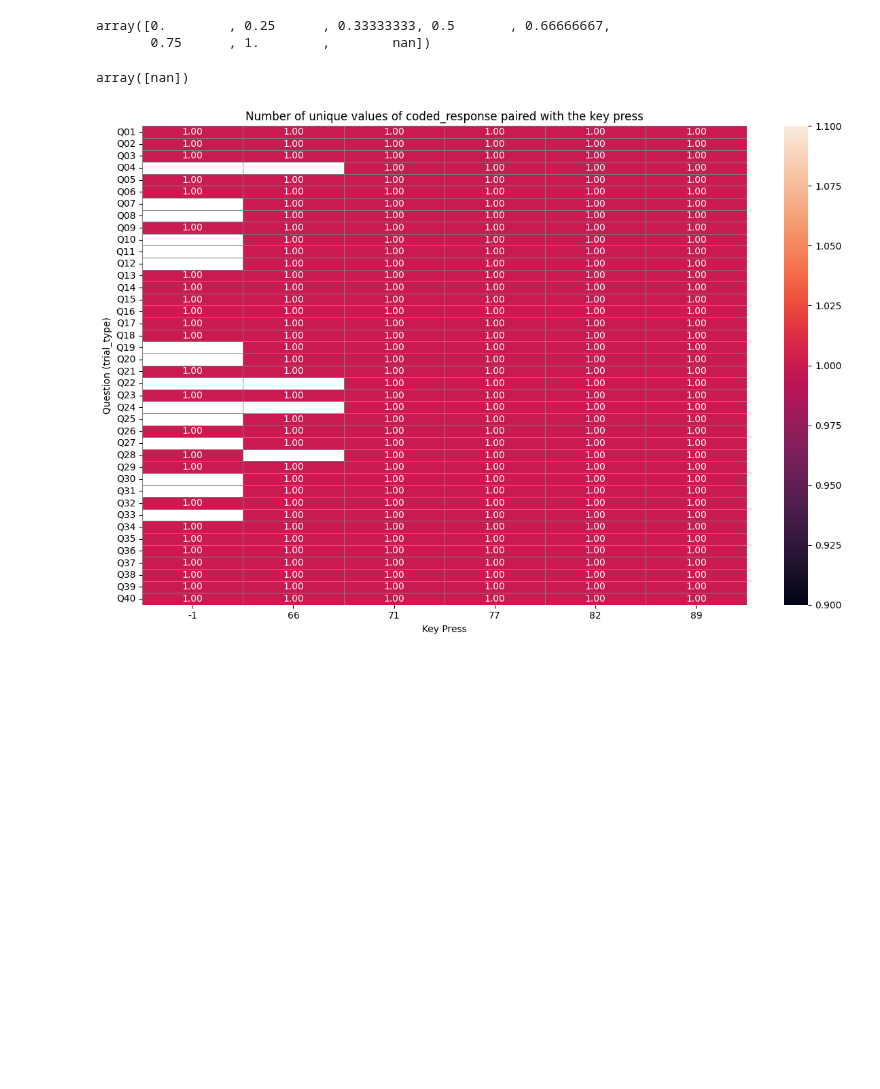
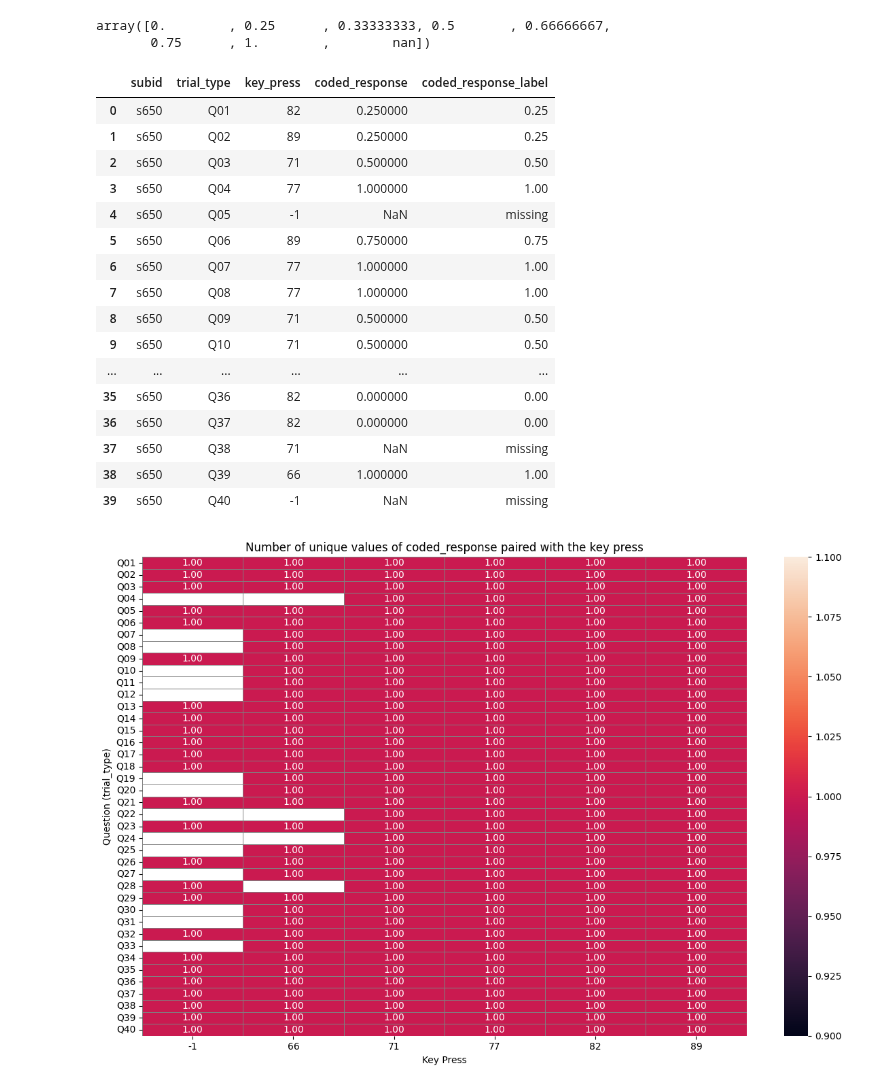
Before and after one commit to jaemonj/survey-medley-code, a Jupyter notebook: analyses/data_exploration/events_data_explore.ipynb, the cells around one changed output. Drawn from its saved outputs; the diff is of its cells as text; code cells hidden in the pictures; blank space fills up the shorter version.

```diff
--- a/analyses/data_exploration/events_data_explore.ipynb
+++ b/analyses/data_exploration/events_data_explore.ipynb
@@ -751,12 +767,32 @@ np.unique(coded_response_df['coded_response'])
 # %% [output]
 array([0.        , 0.25      , 0.33333333, 0.5       , 0.66666667,
        0.75      , 1.        ,        nan])
-# %%
-junk = coded_response_df.loc[coded_response_df['key_press'] == -1]
-
-junk['coded_response'].unique()
-# %% [output]
-array([nan])
+# %%
+junk = coded_response_df.loc[coded_response_df['subid'] == 's650']
+junk_sorted = junk.sort_values(
+    by='trial_type',
+    key=lambda x: x.str[1:].astype(int),  # take everything after 'Q' and convert to int
+).reset_index(drop=True)
+
+junk_sorted
+# %% [output]
+|  | subid | trial_type | key_press | coded_response | coded_response_label |
+| 0 | s650 | Q01 | 82 | 0.250000 | 0.25 |
+| 1 | s650 | Q02 | 89 | 0.250000 | 0.25 |
+| 2 | s650 | Q03 | 71 | 0.500000 | 0.50 |
+| 3 | s650 | Q04 | 77 | 1.000000 | 1.00 |
+| 4 | s650 | Q05 | -1 | NaN | missing |
+| 5 | s650 | Q06 | 89 | 0.750000 | 0.75 |
+| 6 | s650 | Q07 | 77 | 1.000000 | 1.00 |
+| 7 | s650 | Q08 | 77 | 1.000000 | 1.00 |
+| 8 | s650 | Q09 | 71 | 0.500000 | 0.50 |
+| 9 | s650 | Q10 | 71 | 0.500000 | 0.50 |
+| ... | ... | ... | ... | ... | ... |
+| 35 | s650 | Q36 | 82 | 0.000000 | 0.00 |
+| 36 | s650 | Q37 | 82 | 0.000000 | 0.00 |
+| 37 | s650 | Q38 | 71 | NaN | missing |
+| 38 | s650 | Q39 | 66 | 1.000000 | 1.00 |
+| 39 | s650 | Q40 | -1 | NaN | missing |
 # %%
 def label_response(x):
     if pd.isna(x):
```
Also changed, not shown: parts of 3 cells of this notebook, 1 other file.
